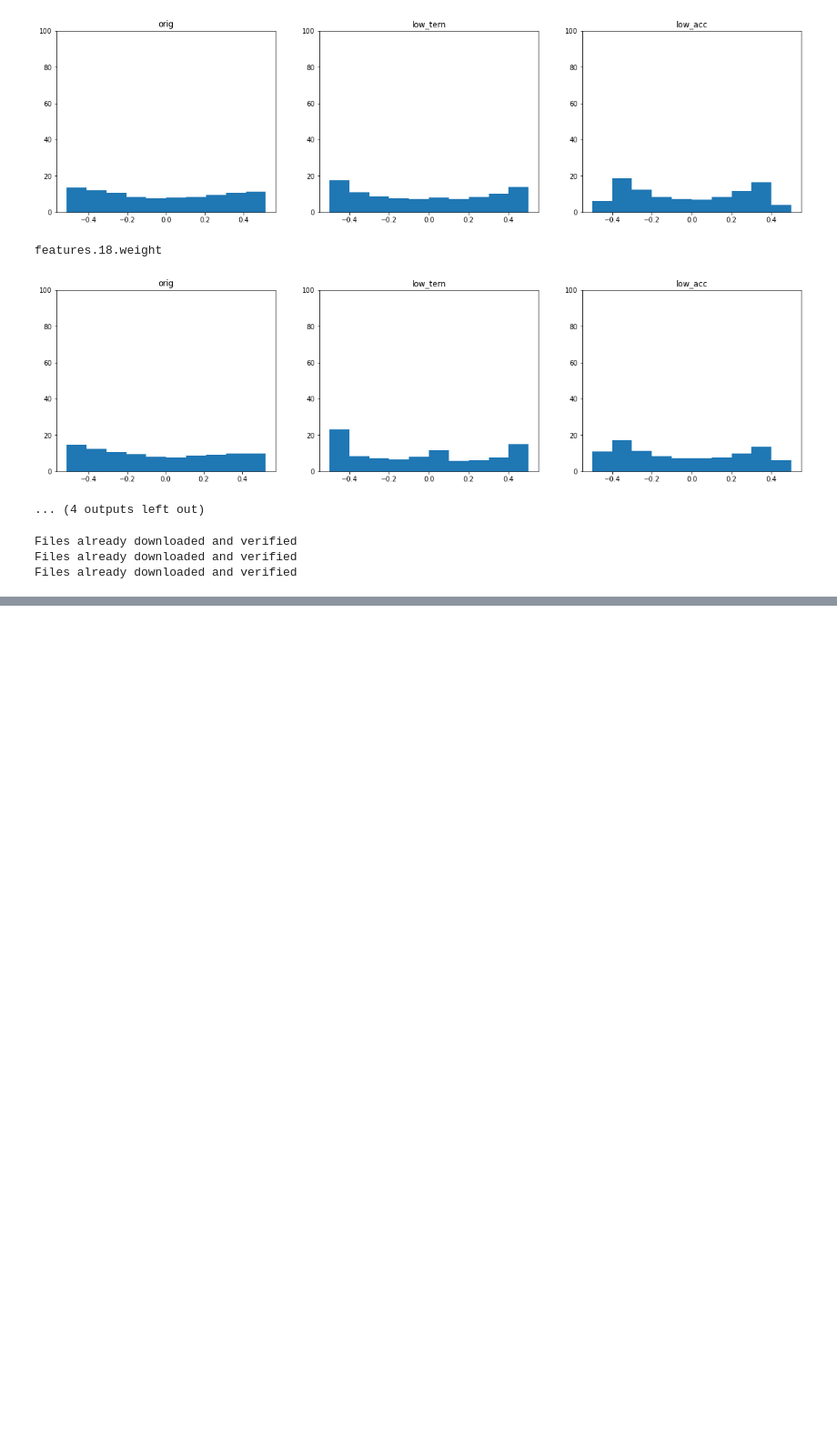
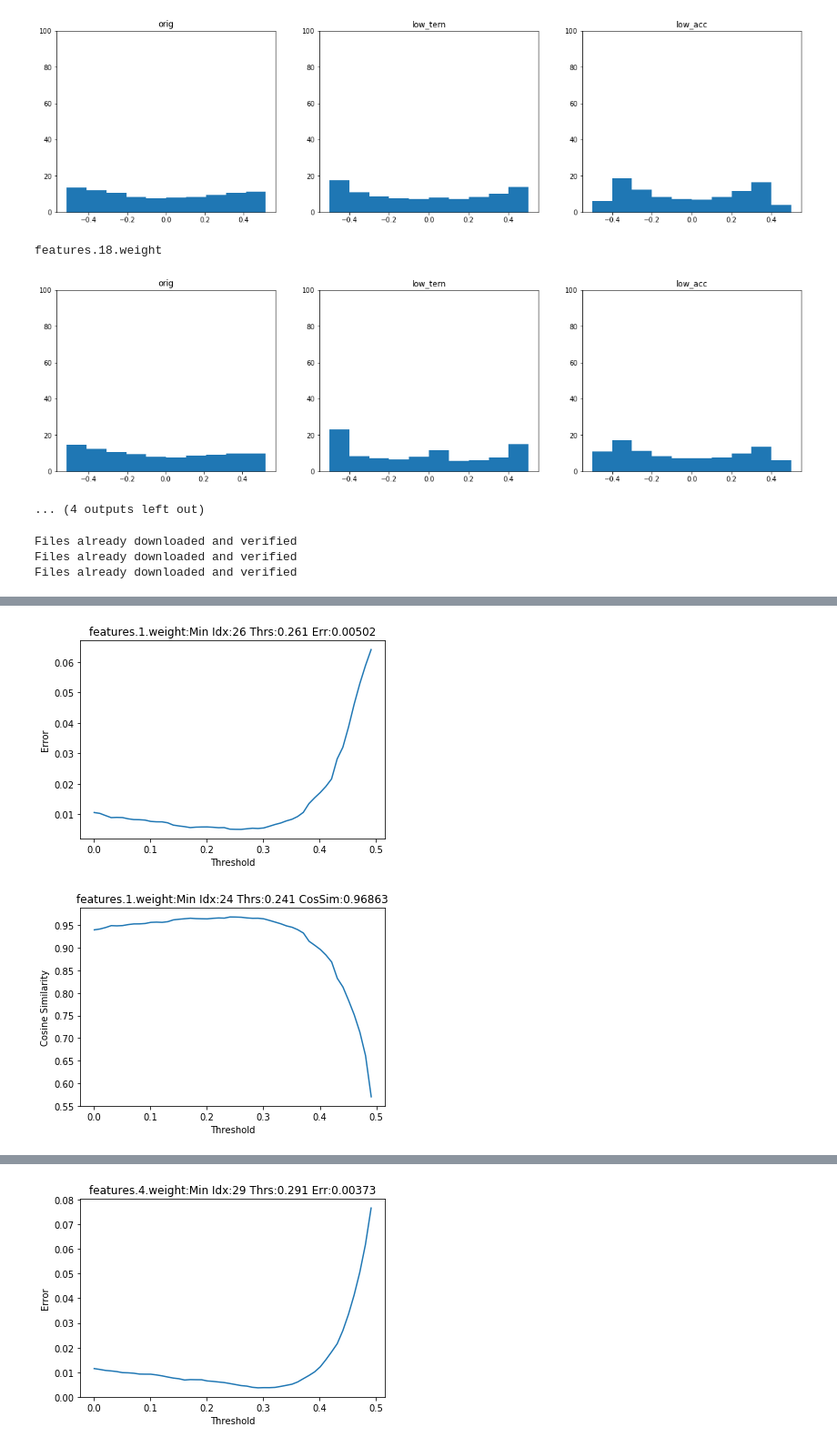
Before and after one commit to stevenygd/WAGE.pytorch, a Jupyter notebook: TernaryQuantization.ipynb, the cells around one changed output, grey strips where cells are left out. Shown at 91% size. Saved outputs shown, nothing was run; the diff lists cells and outputs as text; code cells hidden in the pictures; blank space fills up the shorter version.

```diff
--- a/TernaryQuantization.ipynb
+++ b/TernaryQuantization.ipynb
@@ -346,0 +414,77 @@ thrs_res = utils.eval(loaders['test'], model_thr, utils.SSE, wage_quantizer=None
+# %%
+# Minimize the cosine similarity
+import torch.nn as nn
+import torch.nn.functional as F
+from tqdm import tqdm_notebook as tqdm
+
+model = make_model()
+torch.backends.cudnn.enabled = True
+torch.backends.cudnn.benchmark = True
+
+quant = lambda name : models.WAGEQuantizer(8, 8, name, writer=None)
+orig_groups,  orig_convs,  keys  = get_network()
+quant_groups, quant_convs, _     = get_network()
+print(keys)
+set_weight(orig_groups, orig_convs, keys, thrs=None, avg_type='full_tern')
+
+
+input_thrs = {}
+base_lst = []
+base_norm_lst = []
+with torch.no_grad():
+    for k_idx, k in enumerate(keys):
+        print(k_idx, k)
+        subkeys = keys[:k_idx+1]
+        print("Currently searching:\n%s"%str(subkeys))
+        errs = []
+        cos_errs = []
+        thrs = np.arange(0.0, 0.5, 0.01) + 1e-3
+        for t in tqdm(thrs):
+            input_thrs[k] = t
+            set_weight(quant_groups, quant_convs, subkeys, thrs=input_thrs, avg_type='full_tern')
+            eacc = 0.
+            cos_eacc = 0.
+            bnorm = 0.
+            ynorm = 0.
+            for x,_ in loaders['train']:
+                x = x.cuda(async=True)
+                b = x.size(0)
+
+                base_res = forward(orig_groups, subkeys, x)
+                y_res = forward(quant_groups, subkeys, x)
+
+                base_res      = [x_.view(b,-1) for x_ in base_res]
+                base_norm_res = [x_/x_.norm(p=2., dim=1, keepdim=True) for x_ in base_res]
+
+                y_res = [x_.view(b,-1) for x_ in y_res]
+                y_norm_res = [x_/x_.norm(p=2., dim=1, keepdim=True) for x_ in y_res]
+
+                eacc += F.mse_loss(y_res[-1], base_res[-1]).cpu().item()
+                cos_eacc += (base_norm_res[-1]*y_norm_res[-1]).sum(dim=1,keepdim=False).mean().cpu().item()
+
+            e = eacc / float(len(loaders['train']))
+            cos_e = cos_eacc / float(len(loaders['train']))
+            errs.append(e)
+            cos_errs.append(cos_e)
+
+        min_idx = np.argmin(np.array(errs))
+        plt.plot(thrs, errs)
+        plt.title("%s:Min Idx:%d Thrs:%s Err:%2.5f"%(k, min_idx, thrs[min_idx], errs[min_idx]))
+        plt.ylabel('Error')
+        plt.xlabel('Threshold')
+        plt.show()
+
+        max_idx = 0
+        for i in range(1, len(cos_errs)):
+            if cos_errs[i] > cos_errs[max_idx]:
+                max_idx = i
+        # max_idx = np.argmax(np.array(cos_errs))
+        plt.plot(thrs, cos_errs)
+        plt.title("%s:Min Idx:%d Thrs:%s CosSim:%2.5f"%(k, max_idx, thrs[max_idx], cos_errs[max_idx]))
+        plt.ylabel('Cosine Similarity')
+        plt.xlabel('Threshold')
+        plt.show()
+
+        input_thrs[k] = thrs[max_idx]
+        print(input_thrs)
+# %% [output]
@@ -346,0 +496,2 @@ thrs_res = utils.eval(loaders['test'], model_thr, utils.SSE, wage_quantizer=None
+[figure, added]
+[figure, added]
@@ -346,0 +503 @@ thrs_res = utils.eval(loaders['test'], model_thr, utils.SSE, wage_quantizer=None
+[figure, added]
```
Also changed, not shown: parts of 13 cells of this notebook.
